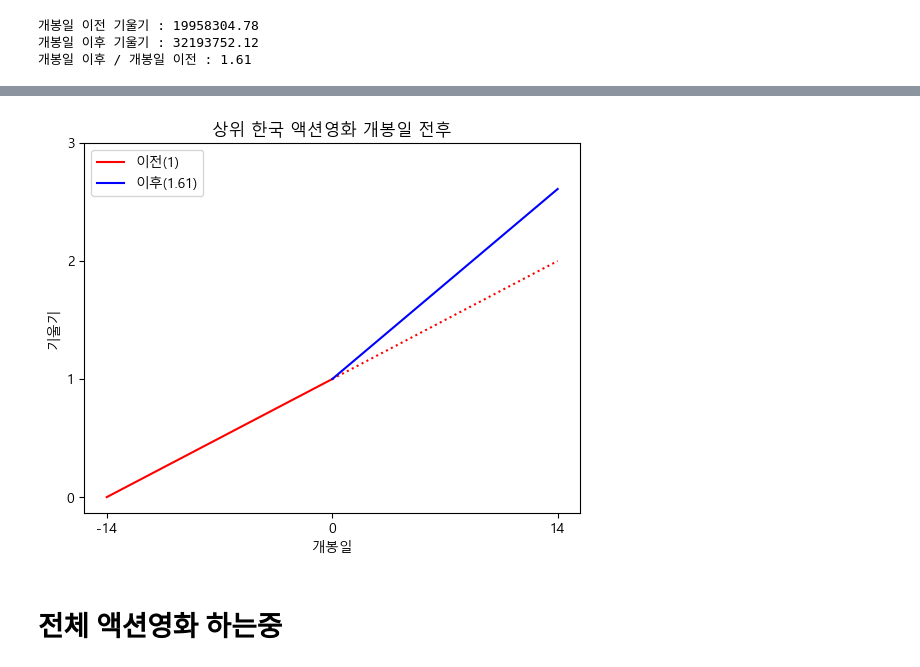
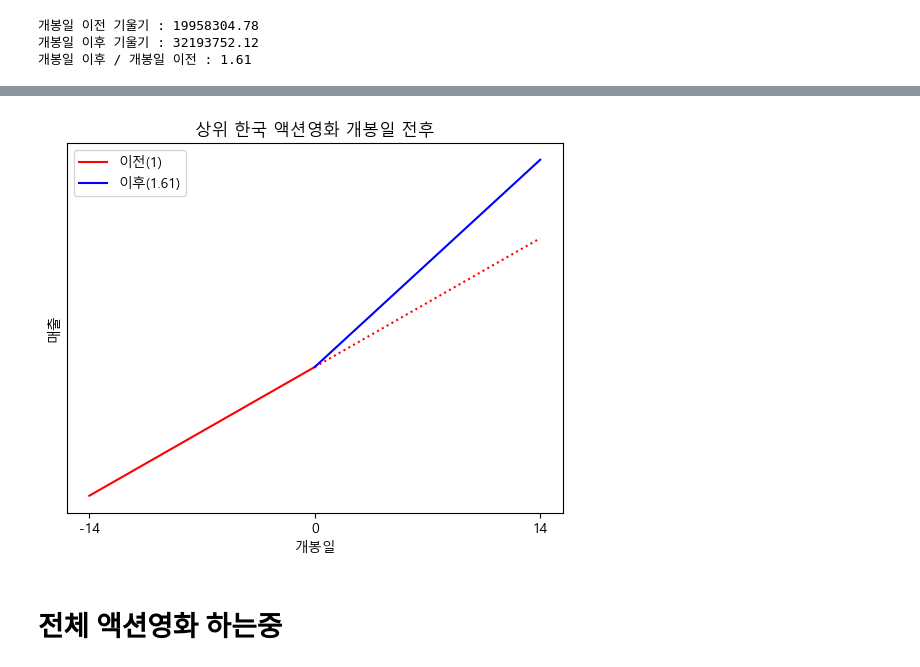
Before and after one commit to wonyounging/1_Project, a Jupyter notebook: 분석_액션영화 장르.ipynb, the cells around one changed output, grey strips where cells are left out. Saved outputs shown, nothing was run; the diff lists cells and outputs as text; code cells hidden in the pictures.

```diff
--- a/분석_액션영화 장르.ipynb
+++ b/분석_액션영화 장르.ipynb
@@ -1230,33 +1159,33 @@ plt.show()
 # %%
 # 데이터 생성
 x = np.array([-14, 0, 14])
 y1 = x
 y2 = 1.61 * x
 
 # 그래프 그리기
 plt.plot([-14, 0], [0, 1], color='red', label='이전(1)')
 plt.plot([0, 14], [1, 2], color='red', linestyle='dotted', label='이전(1)')
 plt.plot([0, 14], [1, 2.61], color='blue', label='이후(1.61)')
 
 # 축과 제목 설정
 plt.xlabel('개봉일')
-plt.ylabel('기울기')
+plt.ylabel('매출')
 plt.title('상위 한국 액션영화 개봉일 전후')
 
 # x축 눈금과 레이블 설정
 plt.xticks(x, x)
 
-# y축 눈금과 레이블 설정
-plt.yticks([0, 1, 2, 3])
+# y축 레이블 설정
+plt.yticks([])
 
 # 범례 표시 (첫 번째와 세 번째 항목만 표시)
 handles, labels = plt.gca().get_legend_handles_labels()
 plt.legend([handles[0], handles[2]], [labels[0], labels[2]])
 
 # 그래프 출력
 plt.show()
 # %% [output]
-[figure, old version]
+[figure, new version]
 # %% [markdown]
 # 전체 액션영화 하는중
 # %%
```
Also changed, not shown: parts of 30 cells of this notebook, 1 other file.
